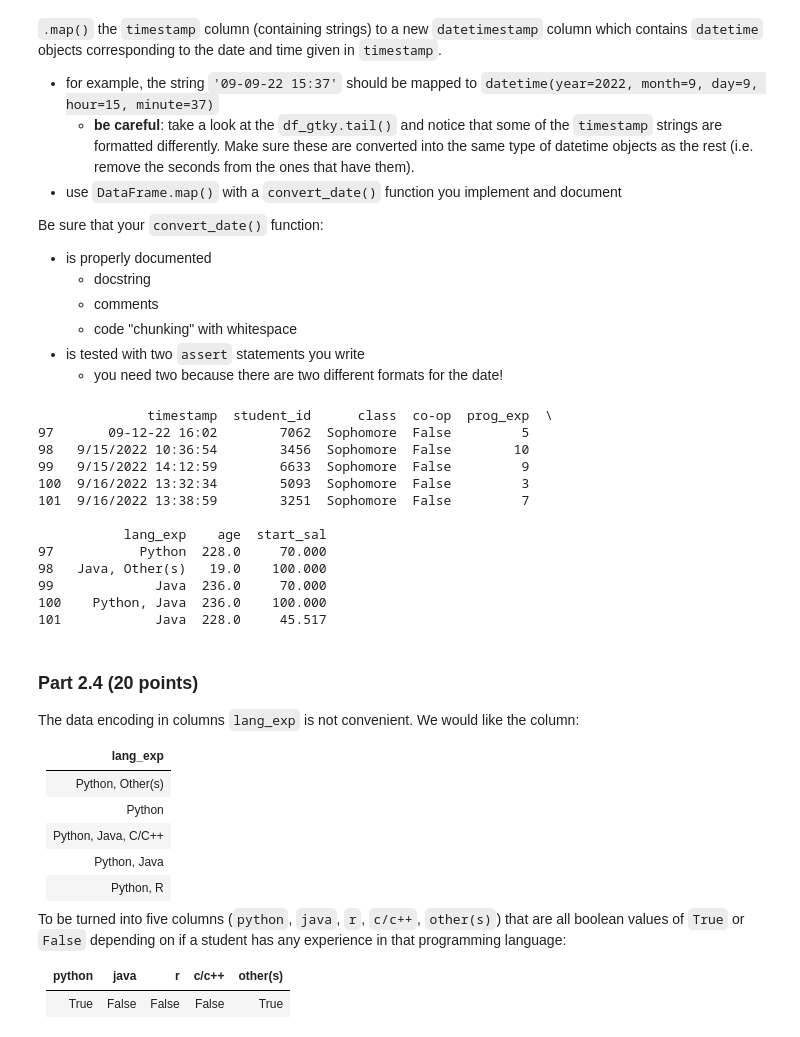
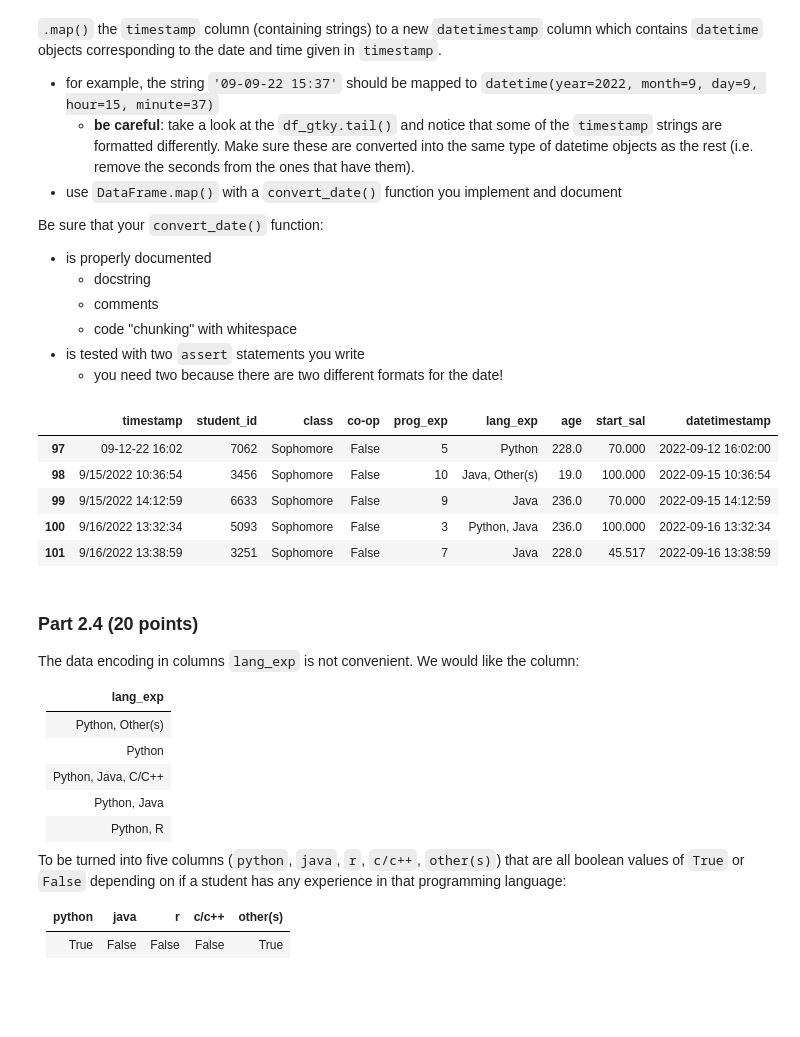
Before and after one commit to nickw0ng/DS3000, a Jupyter notebook: Homeworks/hw6.ipynb, the cells around one changed output. Drawn from its saved outputs; the diff is of its cells as text; code cells hidden in the pictures; blank space fills up the shorter version.

```diff
--- a/Homeworks/hw6.ipynb
+++ b/Homeworks/hw6.ipynb
@@ -210,32 +210,42 @@ Be sure that your `convert_date()` function:
 - is tested with two `assert` statements you write
     - you need two because there are two different formats for the date!
 # %%
+from datetime import datetime
+
 def convert_date(date_str):
     """
     Convert a date string into a datetime object
 
     Args:
         date_str (str): A date string
 
     Returns:
         datetime: A datetime object that representing the date and time
 
     """
-print(df_gtky.tail())
+    for fmt in ('%m-%d-%y %H:%M', '%m-%d-%y %H:%M:%S', '%m/%d/%Y %H:%M:%S'):
+        try:
+            return datetime.strptime(date_str, fmt)
+        except ValueError:
+            pass
+
+
+# Testing the convert_date function with assert statements
+# These tests ensure the function works for both formats
+assert convert_date('09-12-22 16:02') == datetime(2022, 9, 12, 16, 2)
+assert convert_date('9/15/2022 10:36:54') == datetime(2022, 9, 15, 10, 36, 54)
+
+# Apply the convert_date function to the 'timestamp' column to create the 'datetimestamp' column
+df_gtky['datetimestamp'] = df_gtky['timestamp'].map(convert_date)
+
+df_gtky.tail()
 # %% [output]
-              timestamp  student_id      class  co-op  prog_exp  \
-97       09-12-22 16:02        7062  Sophomore  False         5
-98   9/15/2022 10:36:54        3456  Sophomore  False        10
-99   9/15/2022 14:12:59        6633  Sophomore  False         9
-100  9/16/2022 13:32:34        5093  Sophomore  False         3
-101  9/16/2022 13:38:59        3251  Sophomore  False         7
-
-           lang_exp    age  start_sal
-97           Python  228.0     70.000
-98   Java, Other(s)   19.0    100.000
-99             Java  236.0     70.000
-100    Python, Java  236.0    100.000
-101            Java  228.0     45.517
+|  | timestamp | student_id | class | co-op | prog_exp | lang_exp | age | start_sal | datetimestamp |
+| 97 | 09-12-22 16:02 | 7062 | Sophomore | False | 5 | Python | 228.0 | 70.000 | 2022-09-12 16:02:00 |
+| 98 | 9/15/2022 10:36:54 | 3456 | Sophomore | False | 10 | Java, Other(s) | 19.0 | 100.000 | 2022-09-15 10:36:54 |
+| 99 | 9/15/2022 14:12:59 | 6633 | Sophomore | False | 9 | Java | 236.0 | 70.000 | 2022-09-15 14:12:59 |
+| 100 | 9/16/2022 13:32:34 | 5093 | Sophomore | False | 3 | Python, Java | 236.0 | 100.000 | 2022-09-16 13:32:34 |
+| 101 | 9/16/2022 13:38:59 | 3251 | Sophomore | False | 7 | Java | 228.0 | 45.517 | 2022-09-16 13:38:59 |
 # %% [markdown]
 ### Part 2.4 (20 points)
 
```
Also changed, not shown: parts of 4 cells of this notebook, 2 other files.
